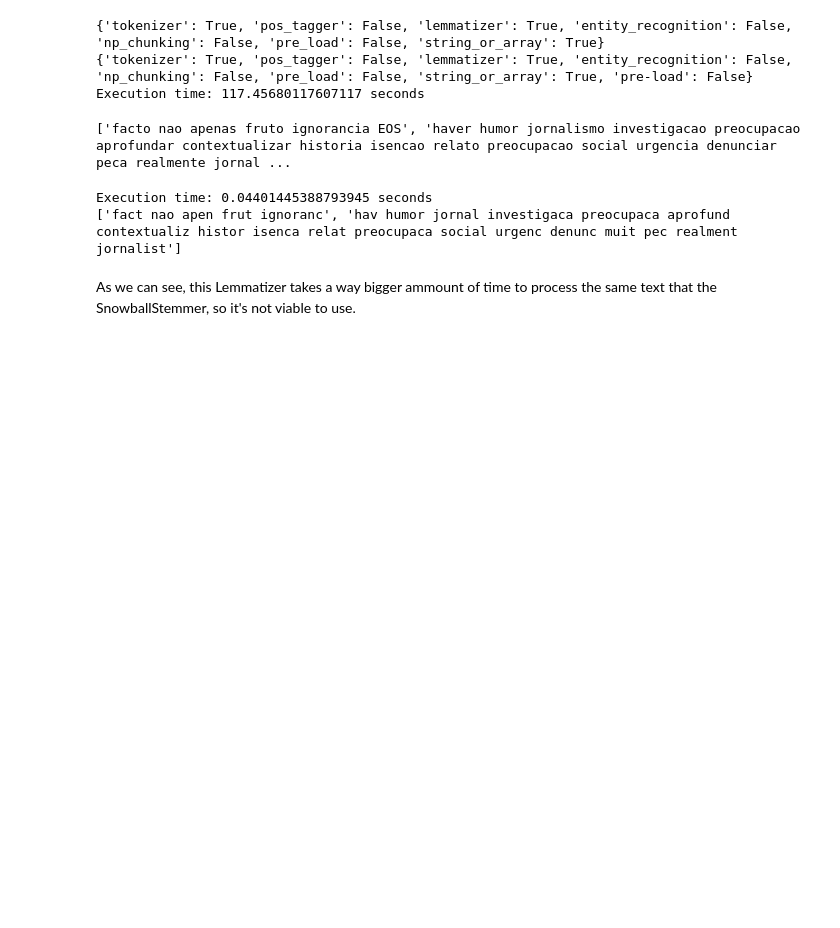
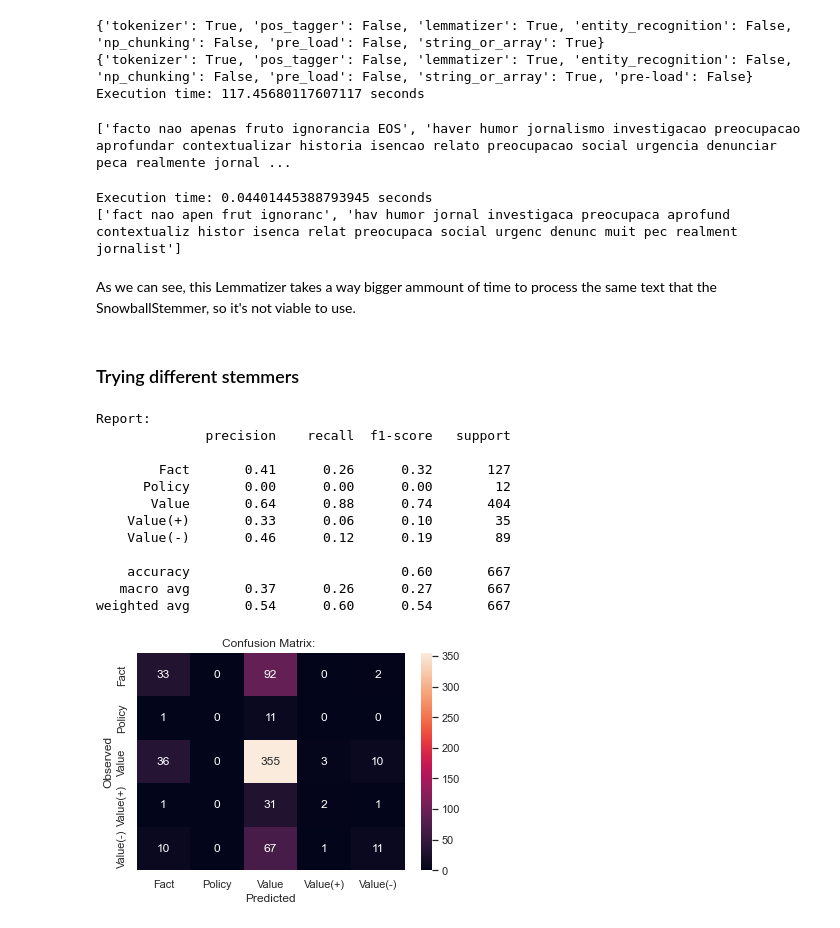
Before and after one commit to claramoreirag/FEUP-NLP, a Jupyter notebook: adu-classifier.ipynb, the cells around one changed output. Cells and saved outputs as stored; diff of their text form; code cells hidden in the pictures; blank space fills up the shorter version.

Commit message:
tried RSLPStemmer

```diff
--- a/adu-classifier.ipynb
+++ b/adu-classifier.ipynb
@@ -181,11 +185,9 @@ Here we will define some standard helper functions that will be used throughout
 
 With this function, by giving a stemmer and a dataframe, a corpus is built, applying some simple cleaning tasks, such as removing stop words and upper cases. One thing to have in mind is that the dataset is in portuguese, the standard english versions need to be changed to portuguese.
 # %%
-def buildCorpus(df):
+def buildCorpus(df, stemmer=SnowballStemmer('portuguese')):
     df=df[['tokens', 'label']]
     corpus = []
-
-    stemmer= SnowballStemmer('portuguese')
     for i in df.itertuples():
         # get token and remove non alpha chars
         token= unidecode.unidecode(i.tokens)
@@ -349,3 +351,26 @@ Execution time: 0.04401445388793945 seconds
 ['fact nao apen frut ignoranc', 'hav humor jornal investigaca preocupaca aprofund contextualiz histor isenca relat preocupaca social urgenc denunc muit pec realment jornalist']
 # %% [markdown]
 As we can see, this Lemmatizer takes a way bigger ammount of time to process the same text that the SnowballStemmer, so it's not viable to use.
+# %% [markdown]
+### Trying different stemmers
+# %%
+corpusRSLP= buildCorpus(dfA, RSLPStemmer())
+X_train, X_test, y_train, y_test= split (corpusA)
+clf = MultinomialNB()
+clf.fit(X_train, y_train)
+pred = clf.predict(X_test)
+evaluation(pred)
+# %% [output]
+Report:
+              precision    recall  f1-score   support
+
+        Fact       0.41      0.26      0.32       127
+      Policy       0.00      0.00      0.00        12
+       Value       0.64      0.88      0.74       404
+    Value(+)       0.33      0.06      0.10        35
+    Value(-)       0.46      0.12      0.19        89
+
+    accuracy                           0.60       667
+   macro avg       0.37      0.26      0.27       667
+weighted avg       0.54      0.60      0.54       667
+[figure, added]
```
Also changed, not shown: parts of 4 cells of this notebook.
